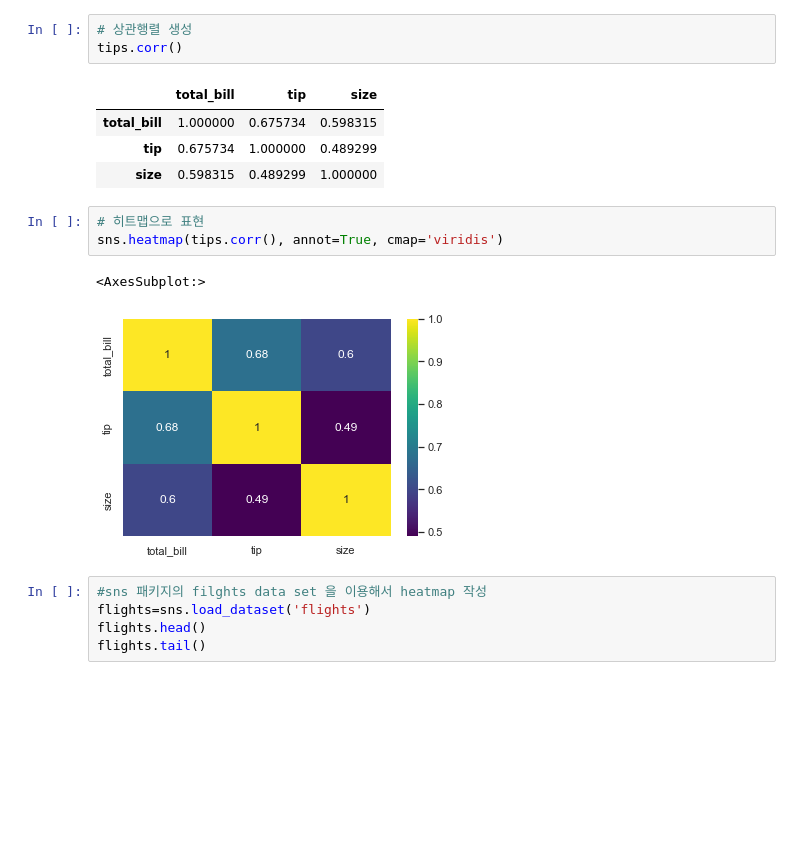
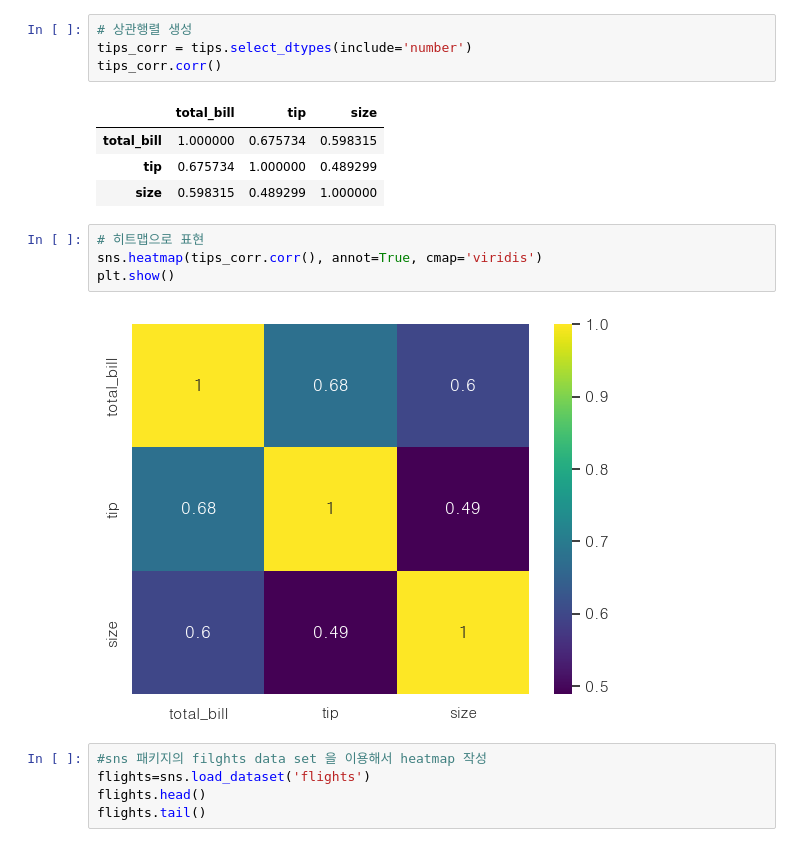
Before and after one commit to lth0813/SeSAC-LECTURE, a Jupyter notebook: 실습 확인/1-7 seaborn,folium 패키지.ipynb, the cells around one changed output. Drawn from its saved outputs; the diff is of its cells as text; blank space fills up the shorter version.

```diff
--- a/실습 확인/1-7 seaborn,folium 패키지.ipynb
+++ b/실습 확인/1-7 seaborn,folium 패키지.ipynb
@@ -432,7 +428,8 @@ sns.heatmap(uniform_data, vmin=0, vmax=1) # 색상 스케일 최소, 최대값
 ### 상관 행렬을 통한 heatmap 활용 예제
 # %%
 # 상관행렬 생성
-tips.corr()
+tips_corr = tips.select_dtypes(include='number')
+tips_corr.corr()
 # %% [output]
 |  | total_bill | tip | size |
 | total_bill | 1.000000 | 0.675734 | 0.598315 |
@@ -440,10 +437,10 @@ tips.corr()
 | size | 0.598315 | 0.489299 | 1.000000 |
 # %%
 # 히트맵으로 표현
-sns.heatmap(tips.corr(), annot=True, cmap='viridis')
+sns.heatmap(tips_corr.corr(), annot=True, cmap='viridis')
+plt.show()
 # %% [output]
-<AxesSubplot:>
-[figure, old version]
+[figure, new version]
 # %%
 #sns 패키지의 filghts data set 을 이용해서 heatmap 작성
 flights=sns.load_dataset('flights')
```
Also changed, not shown: parts of 34 cells of this notebook, 12 other files.
